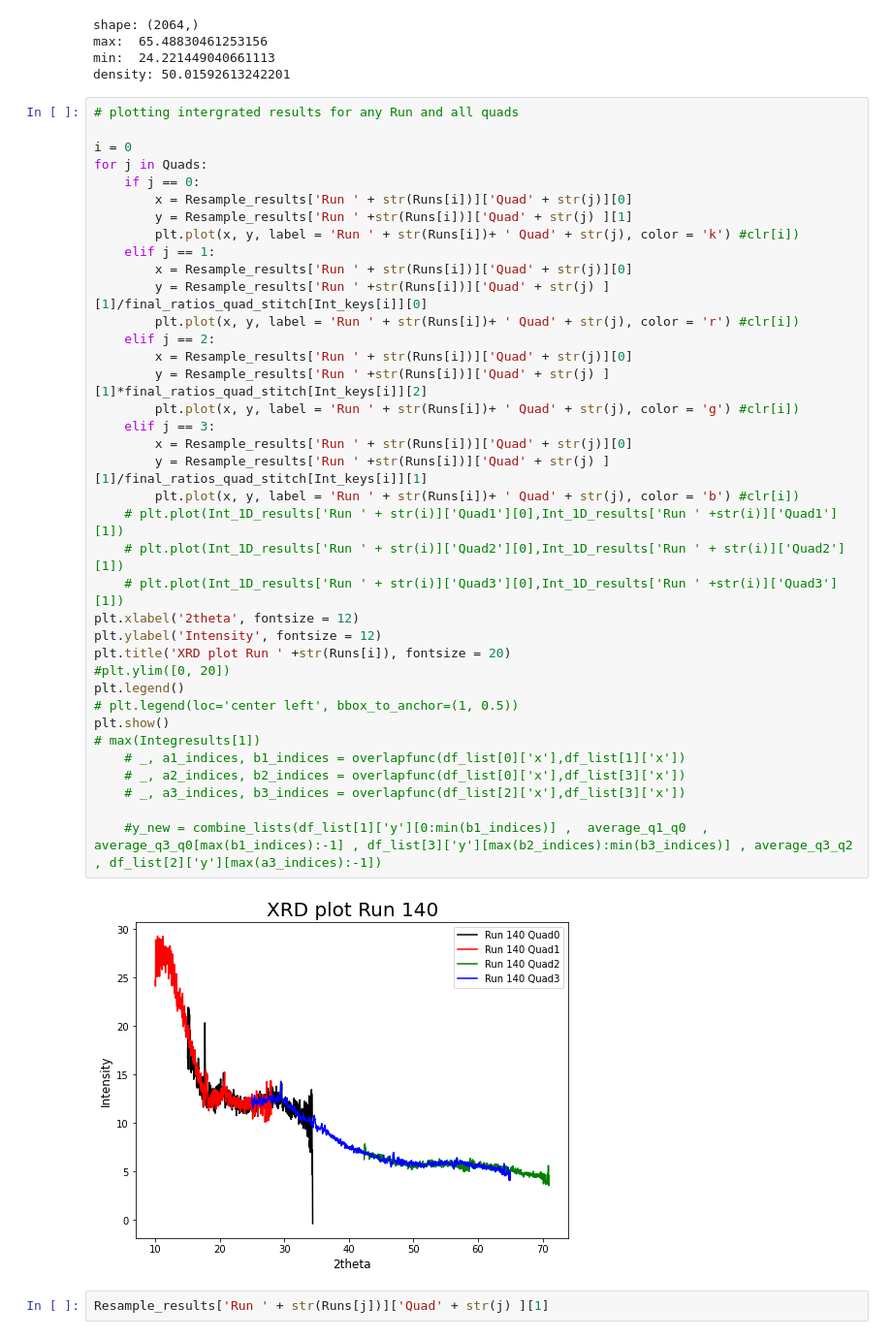
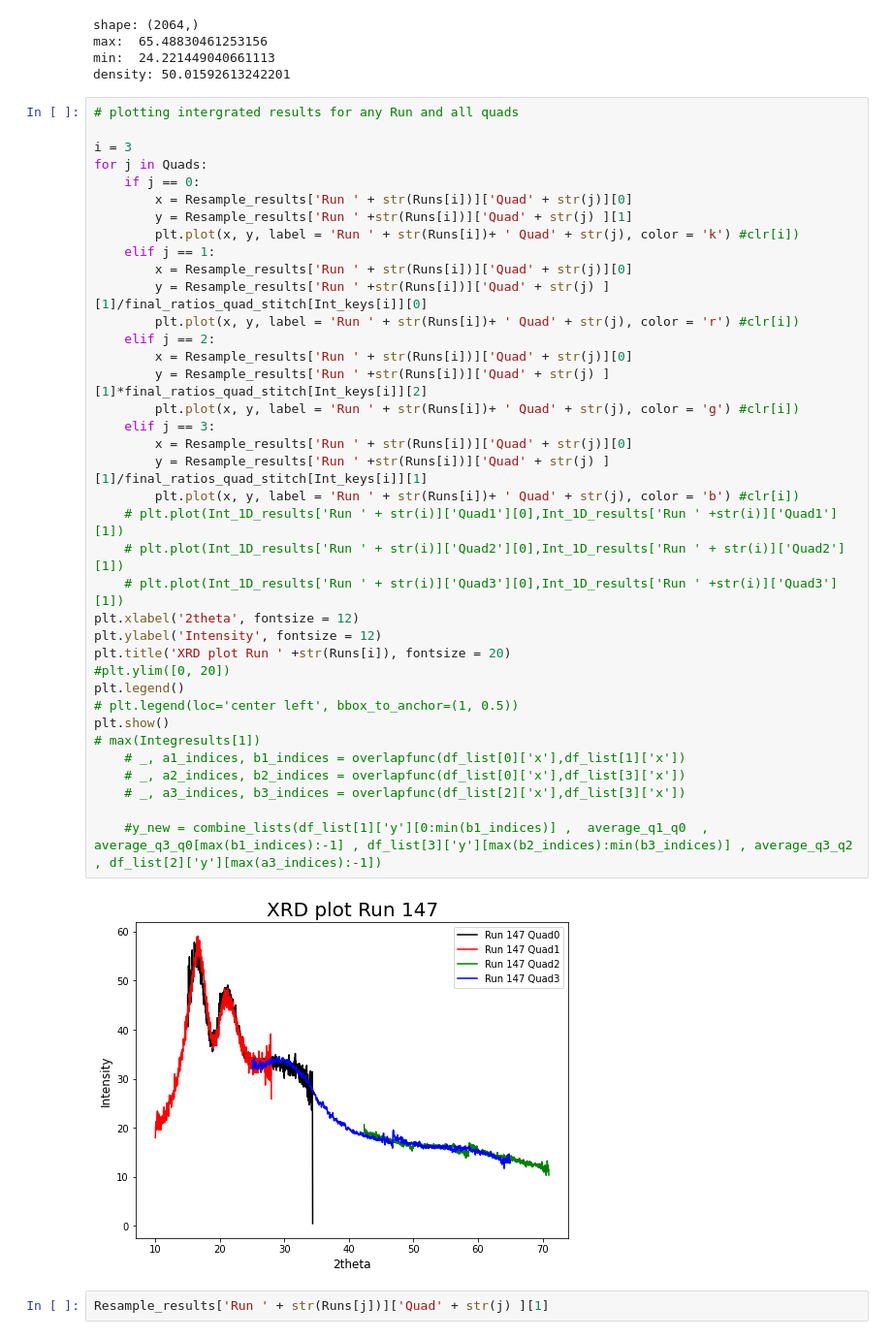
Before and after one commit to meeramadhavi/MEC_XRD_VISAR, a Jupyter notebook: Azimuthal_integration_Meera.ipynb, the cells around one changed output. Shown at 97% size. Cells and saved outputs as stored; diff of their text form.

```diff
--- a/Azimuthal_integration_Meera.ipynb
+++ b/Azimuthal_integration_Meera.ipynb
@@ -1422,7 +1423,7 @@ density: 50.01592613242201
 # %%
 # plotting intergrated results for any Run and all quads
 
-i = 0
+i = 3
 for j in Quads:
     if j == 0:
         x = Resample_results['Run ' + str(Runs[i])]['Quad' + str(j)][0]
@@ -1430,34 +1431,34 @@ for j in Quads:
         plt.plot(x, y, label = 'Run ' + str(Runs[i])+ ' Quad' + str(j), color = 'k') #clr[i])
     elif j == 1:
         x = Resample_results['Run ' + str(Runs[i])]['Quad' + str(j)][0]
         y = Resample_results['Run ' +str(Runs[i])]['Quad' + str(j) ][1]/final_ratios_quad_stitch[Int_keys[i]][0]
         plt.plot(x, y, label = 'Run ' + str(Runs[i])+ ' Quad' + str(j), color = 'r') #clr[i])
     elif j == 2:
         x = Resample_results['Run ' + str(Runs[i])]['Quad' + str(j)][0]
         y = Resample_results['Run ' +str(Runs[i])]['Quad' + str(j) ][1]*final_ratios_quad_stitch[Int_keys[i]][2]
         plt.plot(x, y, label = 'Run ' + str(Runs[i])+ ' Quad' + str(j), color = 'g') #clr[i])
     elif j == 3:
         x = Resample_results['Run ' + str(Runs[i])]['Quad' + str(j)][0]
         y = Resample_results['Run ' +str(Runs[i])]['Quad' + str(j) ][1]/final_ratios_quad_stitch[Int_keys[i]][1]
         plt.plot(x, y, label = 'Run ' + str(Runs[i])+ ' Quad' + str(j), color = 'b') #clr[i])
     # plt.plot(Int_1D_results['Run ' + str(i)]['Quad1'][0],Int_1D_results['Run ' +str(i)]['Quad1'][1])
     # plt.plot(Int_1D_results['Run ' + str(i)]['Quad2'][0],Int_1D_results['Run ' + str(i)]['Quad2'][1])
     # plt.plot(Int_1D_results['Run ' + str(i)]['Quad3'][0],Int_1D_results['Run ' +str(i)]['Quad3'][1])
 plt.xlabel('2theta', fontsize = 12)
 plt.ylabel('Intensity', fontsize = 12)
 plt.title('XRD plot Run ' +str(Runs[i]), fontsize = 20)
 #plt.ylim([0, 20])
 plt.legend()
 # plt.legend(loc='center left', bbox_to_anchor=(1, 0.5))
 plt.show()
 # max(Integresults[1])
     # _, a1_indices, b1_indices = overlapfunc(df_list[0]['x'],df_list[1]['x'])
     # _, a2_indices, b2_indices = overlapfunc(df_list[0]['x'],df_list[3]['x'])
     # _, a3_indices, b3_indices = overlapfunc(df_list[2]['x'],df_list[3]['x'])
 
     #y_new = combine_lists(df_list[1]['y'][0:min(b1_indices)] ,  average_q1_q0  , average_q3_q0[max(b1_indices):-1] , df_list[3]['y'][max(b2_indices):min(b3_indices)] , average_q3_q2 , df_list[2]['y'][max(a3_indices):-1])
 # %% [output]
-[figure, old version]
+[figure, new version]
 # %%
 Resample_results['Run ' + str(Runs[j])]['Quad' + str(j) ][1]
 # %% [output]
```
Also changed, not shown: parts of 13 cells of this notebook.
